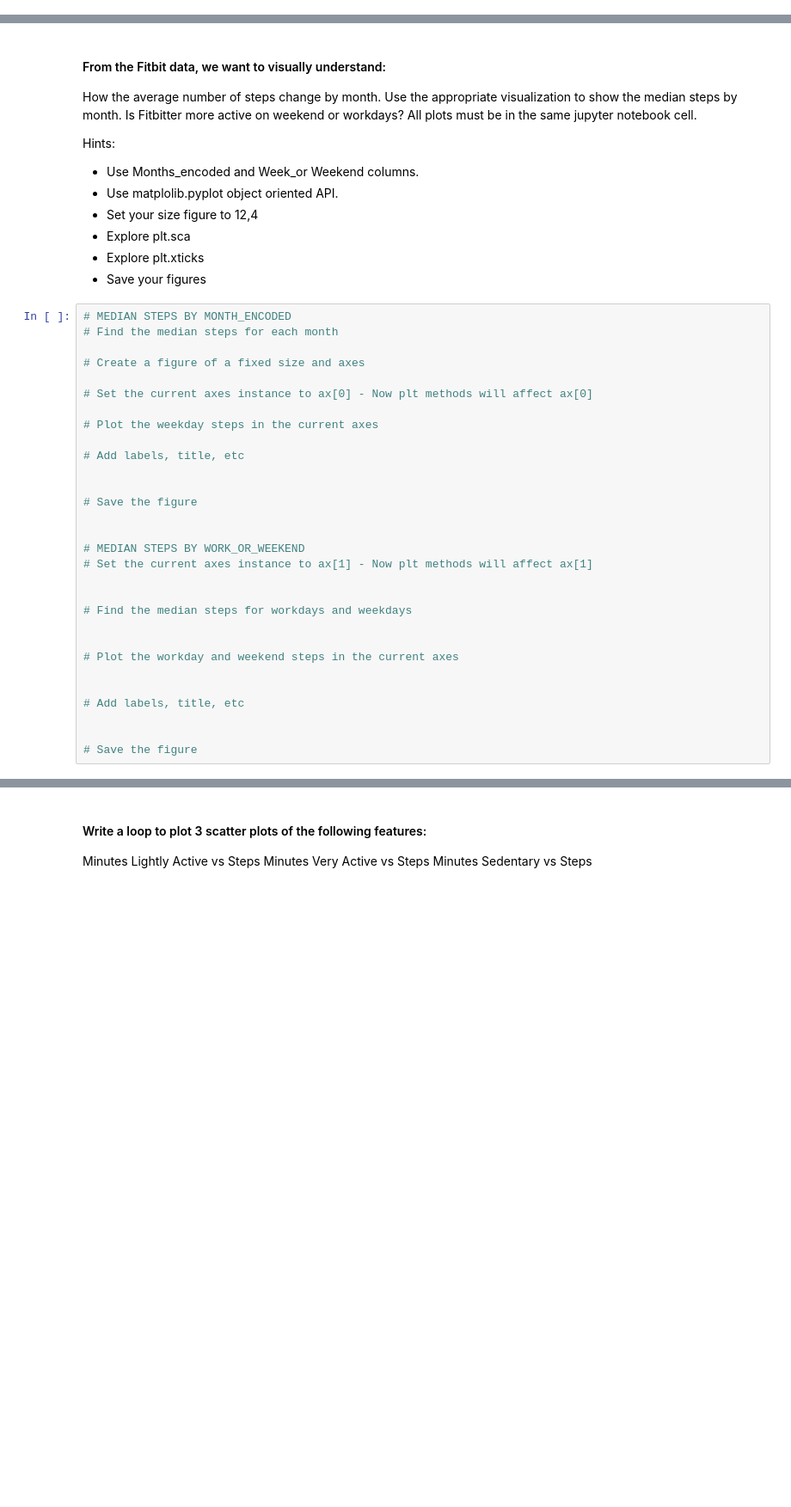
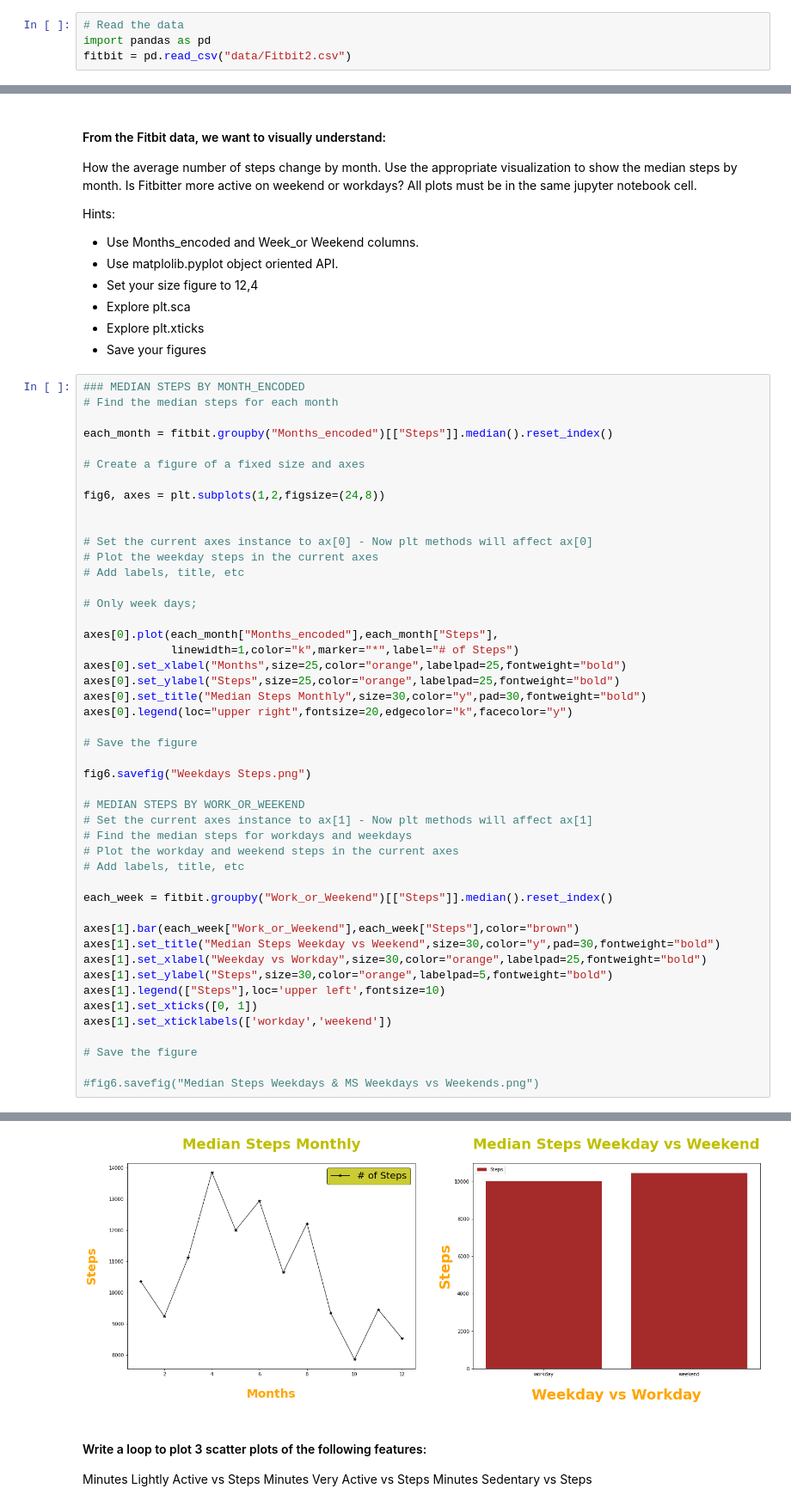
Before and after one commit to paoloironhack/data_analytics062020, a Jupyter notebook: labs/module_2/21_Matplotlib-Seaborn/main.ipynb, the cells around one changed output, grey strips where cells are left out. Shown at 86% size. Drawn from its saved outputs; the diff is of its cells as text; blank space fills up the shorter version.

```diff
--- a/labs/module_2/21_Matplotlib-Seaborn/main.ipynb
+++ b/labs/module_2/21_Matplotlib-Seaborn/main.ipynb
@@ -97,0 +210,4 @@ Import the Fitbit2.csv file and name your dataset fitbit. Download the data from
+# %%
+# Read the data
+import pandas as pd
+fitbit = pd.read_csv("data/Fitbit2.csv")
@@ -111,32 +237,50 @@ Hints:
 - Explore plt.xticks
 - Save your figures
 # %%
-# MEDIAN STEPS BY MONTH_ENCODED
+### MEDIAN STEPS BY MONTH_ENCODED
 # Find the median steps for each month
+
+each_month = fitbit.groupby("Months_encoded")[["Steps"]].median().reset_index()
 
 # Create a figure of a fixed size and axes
 
+fig6, axes = plt.subplots(1,2,figsize=(24,8))
+
+
 # Set the current axes instance to ax[0] - Now plt methods will affect ax[0]
-
 # Plot the weekday steps in the current axes
-
 # Add labels, title, etc
 
+# Only week days;
+
+axes[0].plot(each_month["Months_encoded"],each_month["Steps"],
+             linewidth=1,color="k",marker="*",label="# of Steps")
+axes[0].set_xlabel("Months",size=25,color="orange",labelpad=25,fontweight="bold")
+axes[0].set_ylabel("Steps",size=25,color="orange",labelpad=25,fontweight="bold")
+axes[0].set_title("Median Steps Monthly",size=30,color="y",pad=30,fontweight="bold")
+axes[0].legend(loc="upper right",fontsize=20,edgecolor="k",facecolor="y")
 
 # Save the figure
 
+fig6.savefig("Weekdays Steps.png")
 
 # MEDIAN STEPS BY WORK_OR_WEEKEND
 # Set the current axes instance to ax[1] - Now plt methods will affect ax[1]
-
-
 # Find the median steps for workdays and weekdays
-
-
 # Plot the workday and weekend steps in the current axes
-
-
 # Add labels, title, etc
 
+each_week = fitbit.groupby("Work_or_Weekend")[["Steps"]].median().reset_index()
+
+axes[1].bar(each_week["Work_or_Weekend"],each_week["Steps"],color="brown")
+axes[1].set_title("Median Steps Weekday vs Weekend",size=30,color="y",pad=30,fontweight="bold")
+axes[1].set_xlabel("Weekday vs Workday",size=30,color="orange",labelpad=25,fontweight="bold")
+axes[1].set_ylabel("Steps",size=30,color="orange",labelpad=5,fontweight="bold")
+axes[1].legend(["Steps"],loc='upper left',fontsize=10)
+axes[1].set_xticks([0, 1])
+axes[1].set_xticklabels(['workday','weekend'])
 
 # Save the figure
+
+#fig6.savefig("Median Steps Weekdays & MS Weekdays vs Weekends.png")
+# %% [output]
@@ -143,3 +288,4 @@ Hints:
+[figure, added]
 # %% [markdown]
 #### Write a loop to plot 3 scatter plots of the following features:
 
```
Also changed, not shown: parts of 15 cells of this notebook.
